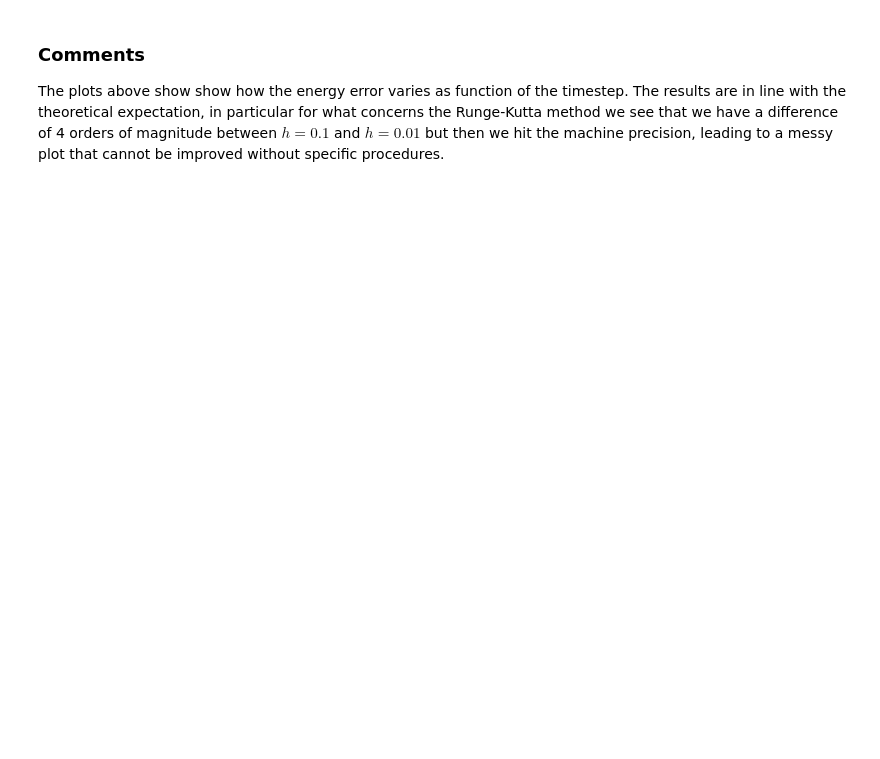
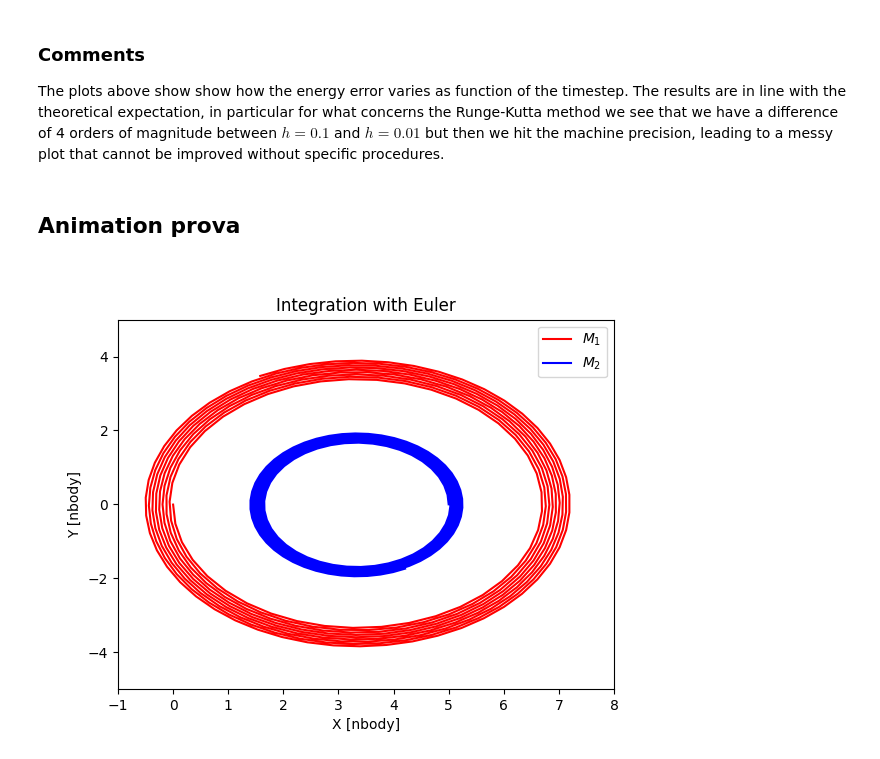
Before and after one commit to giadaaggio/compastro_23, a Jupyter notebook: Fireworks/assignment3/circular_orbit.ipynb, the cells around one changed output. Drawn from its saved outputs; the diff is of its cells as text; code cells hidden in the pictures; blank space fills up the shorter version.

Commit message:
attempt n.1 animation

```diff
--- a/Fireworks/assignment3/circular_orbit.ipynb
+++ b/Fireworks/assignment3/circular_orbit.ipynb
@@ -368,3 +356,5 @@ for tstep in tstep:
 # %% [markdown]
 ### Comments
 The plots above show show how the energy error varies as function of the timestep. The results are in line with the theoretical expectation, in particular for what concerns the Runge-Kutta method we see that we have a difference of 4 orders of magnitude between $h=0.1$ and $h=0.01$ but then we hit the machine precision, leading to a messy plot that cannot be improved without specific procedures.
+# %% [markdown]
+## Animation prova
@@ -370,0 +363,34 @@ The plots above show show how the energy error varies as function of the timeste
+# %%
+path_length = len(path1_euler)
+subsample = 100
+
+x1 = path1_euler[::subsample, 0]
+y1 = path1_euler[::subsample, 1]
+x2 = path2_euler[::subsample, 0]
+y2 = path2_euler[::subsample, 1]
+
+fig, ax = plt.subplots()
+
+traj_1, = ax.plot([], [], label=f'$M_1$', color = 'red')
+traj_2, = ax.plot([], [], label=f'$M_2$', color = 'blue')
+
+ax.set_xlim(-1, 8)
+ax.set_ylim(-5, 5)
+
+def animate(i):
+    idx = min(i * subsample, path_length - 1)
+    traj_1.set_data(x1[:i], y1[:i])  # Update the data for trajectory 1
+    traj_2.set_data(x2[:i], y2[:i])  # Update the data for trajectory 2
+
+    return traj_1, traj_2
+
+frames = int(np.ceil(path_length / subsample))
+animation = anim.FuncAnimation(fig, animate, frames=frames, blit=True)
+
+plt.title('Integration with Euler')
+plt.xlabel('X [nbody]')
+plt.ylabel('Y [nbody]')
+plt.legend()
+animation.save('evolution_circular_euler_60fps.gif', writer = 'pillow', fps = 60)
+# %% [output]
+[figure, added]
```
Also changed, not shown: parts of 16 cells of this notebook, 3 other files.
